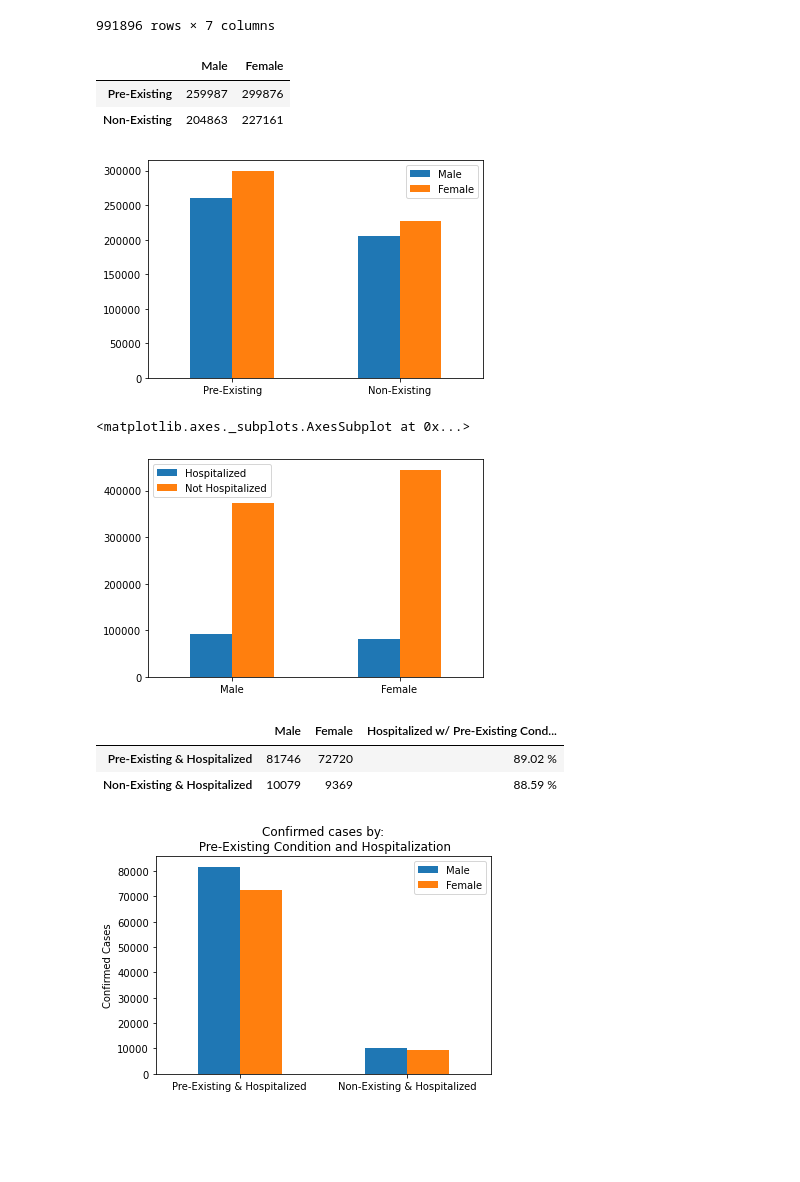
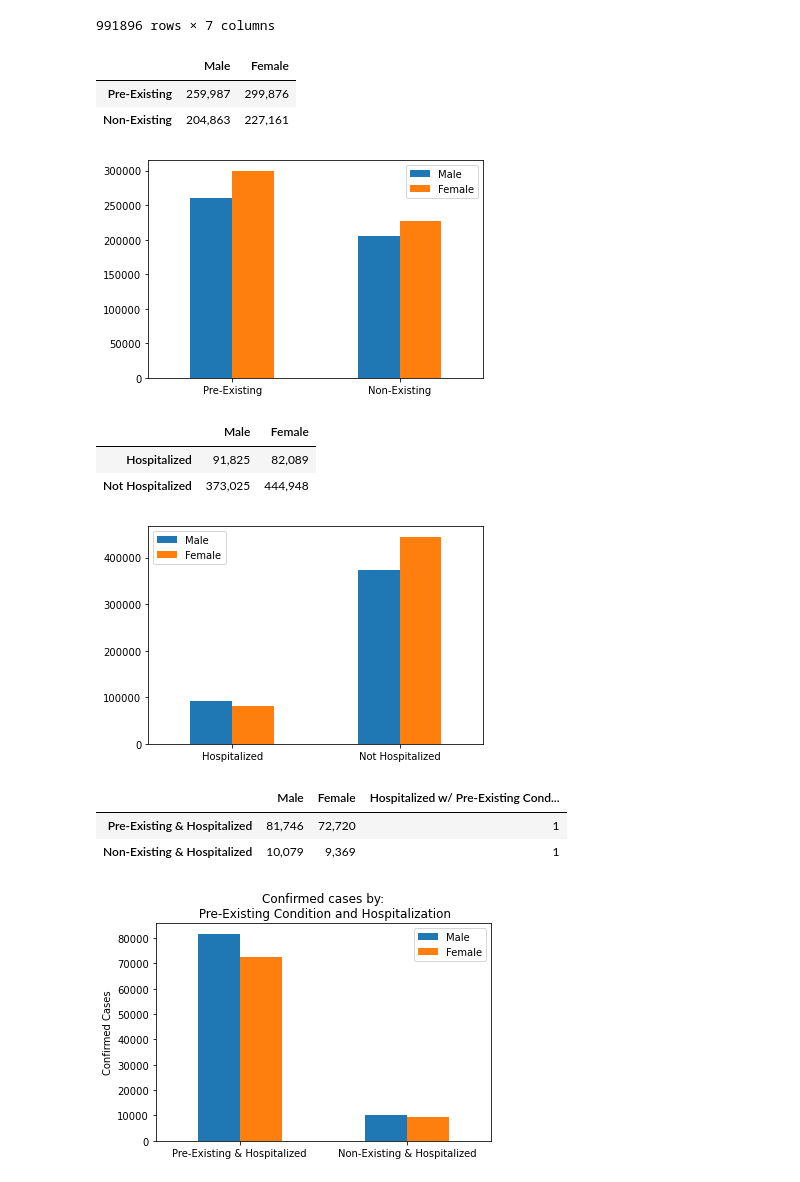
Before and after one commit to jforbis/rougeSquadron, a Jupyter notebook: JupyterScripts/forbis.ipynb, the cells around one changed output. Drawn from its saved outputs; the diff is of its cells as text; code cells hidden in the pictures; blank space fills up the shorter version.

Commit message:
save point: working on number formatting

```diff
--- a/JupyterScripts/forbis.ipynb
+++ b/JupyterScripts/forbis.ipynb
@@ -37,25 +37,28 @@ female_nopre = len(org_data_df.loc[(org_data_df["Gender"] == "Female") & (org_da
 gender = ["Male", "Female"]
 prex_df = pd.DataFrame({"Pre-Existing": [male_pre, female_pre], "Non-Existing" : [male_nopre, female_nopre]}, index = gender).T
 prex_df.plot.bar(rot = 0)
-prex_df
+prex_df.style.format("{:,.0f}")
 # %% [output]
 |  | Male | Female |
-| Pre-Existing | 259987 | 299876 |
-| Non-Existing | 204863 | 227161 |
+| Pre-Existing | 259,987 | 299,876 |
+| Non-Existing | 204,863 | 227,161 |
 [figure]
 # %%
 male_hy = len(org_data_df.loc[(org_data_df["Gender"] == "Male") & (org_data_df["Hospitalized"] == "Yes")])
 female_hy = len(org_data_df.loc[(org_data_df["Gender"] == "Female") & (org_data_df["Hospitalized"] == "Yes")])
 male_hn = len(org_data_df.loc[(org_data_df["Gender"] == "Male") & (org_data_df["Hospitalized"] == "No")])
 female_hn = len(org_data_df.loc[(org_data_df["Gender"] == "Female") & (org_data_df["Hospitalized"] == "No")])
 
-hosp_df = pd.DataFrame({"Hospitalized" : [male_hy, female_hy], "Not Hospitalized" : [male_hn, female_hn]}, index = gender)
+hosp_df = pd.DataFrame({"Hospitalized" : [male_hy, female_hy], "Not Hospitalized" : [male_hn, female_hn]}, index = gender).T
 hosp_df.plot.bar(rot = 0)
+hosp_df.style.format("{:,.0f}")
 # %% [output]
-<matplotlib.axes._subplots.AxesSubplot at 0x...>
+|  | Male | Female |
+| Hospitalized | 91,825 | 82,089 |
+| Not Hospitalized | 373,025 | 444,948 |
-[figure, old version]
+[figure, new version]
 # %%
-# Look at males and number of hospitalizations by pre-existing conditions
+# Look at gender vs number of hospitalizations by pre-existing conditions
 mhp = len(org_data_df.loc[(org_data_df["Gender"] == "Male") &
                       (org_data_df["Pre-Existing Condition"] == "Yes") &
                       (org_data_df["Hospitalized"] == "Yes")])
@@ -80,10 +83,10 @@ ax.legend(loc = "best")
 plt.savefig("../Images/MaleFemalePreXvsHosp.png")
 total_males = mhp + mhnp
 total_females = fhp + fhnp
-prex_df["Hospitalized w/ Pre-Existing Condition %"] = [f"{round((mhp/total_males)*100,2)} %", f"{round((fhp/total_females)*100,2)} %"]
-prex_df
+prex_df["Hospitalized w/ Pre-Existing Condition %"] = [(mhp/total_males), (fhp/total_females)]
+prex_df.style.format("{:,.0f}")
 # %% [output]
 |  | Male | Female | Hospitalized w/ Pre-Existing Cond... |
-| Pre-Existing & Hospitalized | 81746 | 72720 | 89.02 % |
-| Non-Existing & Hospitalized | 10079 | 9369 | 88.59 % |
+| Pre-Existing & Hospitalized | 81,746 | 72,720 | 1 |
+| Non-Existing & Hospitalized | 10,079 | 9,369 | 1 |
 [figure]
```
